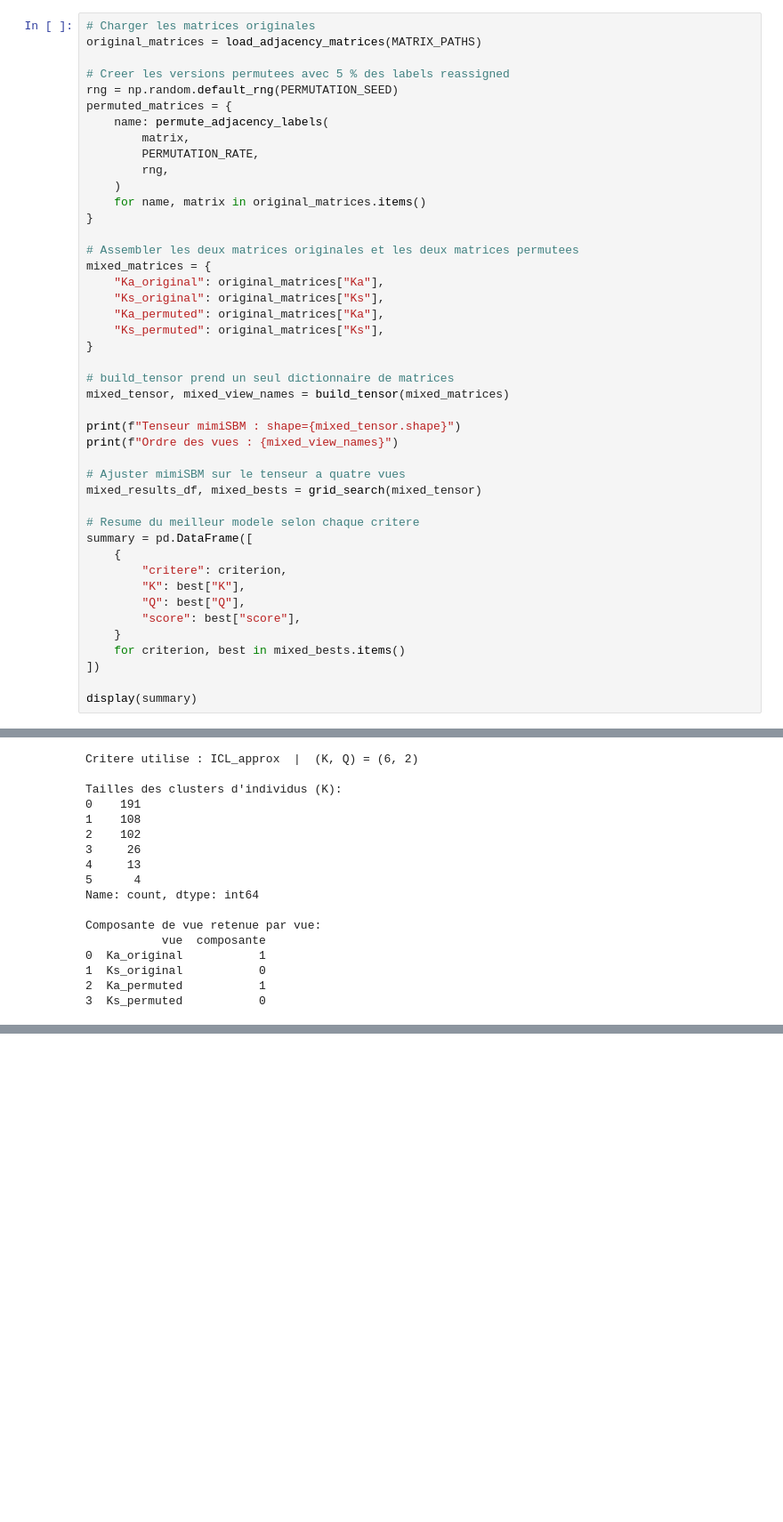
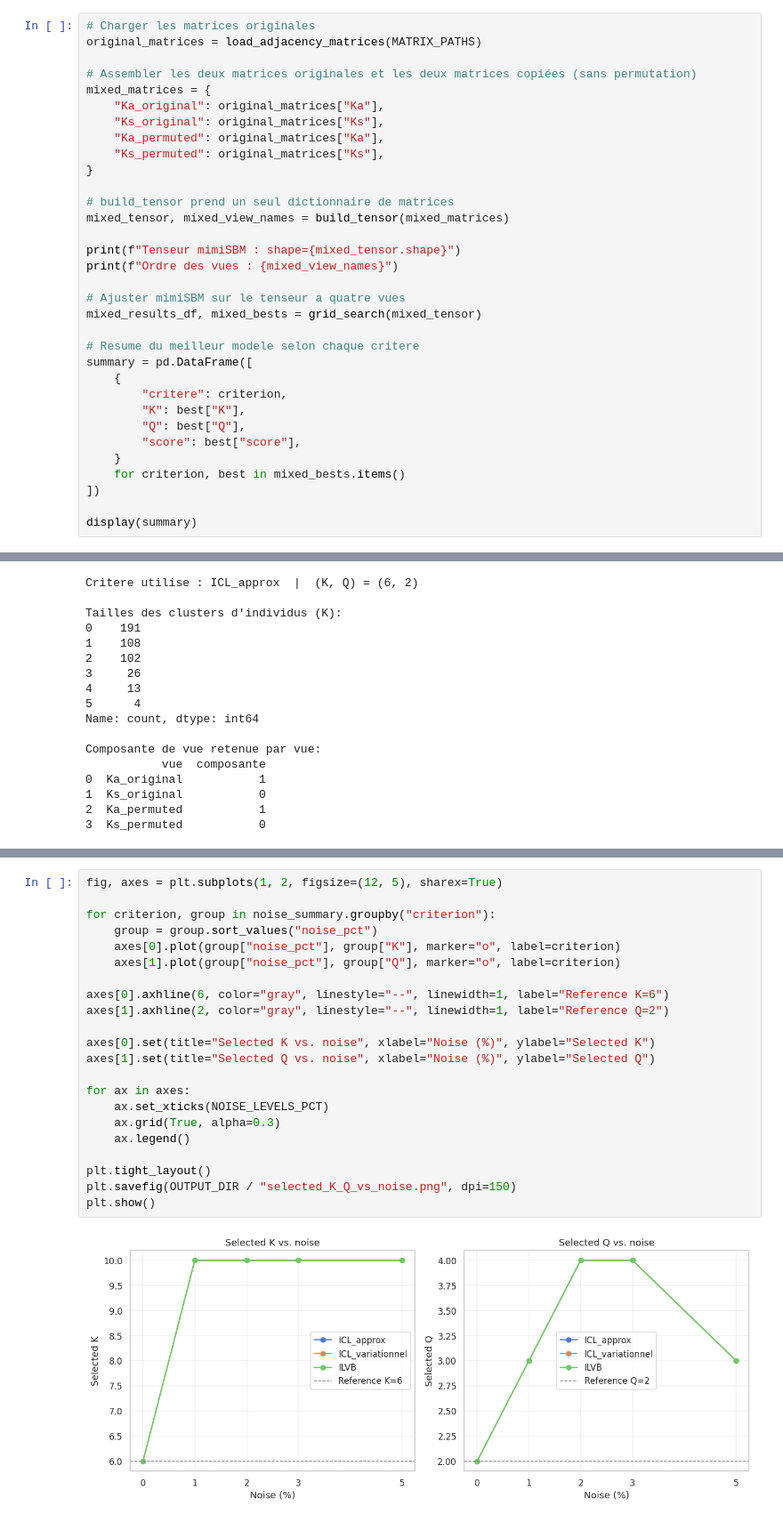
Before and after one commit to ThomasHucorne/mimiSBM, a Jupyter notebook: recouvrement_kaks.ipynb, the cells around one changed output, grey strips where cells are left out. Shown at 89% size. Saved outputs shown, nothing was run; the diff lists cells and outputs as text; blank space fills up the shorter version.

```diff
--- a/recouvrement_kaks.ipynb
+++ b/recouvrement_kaks.ipynb
@@ -693,18 +695,7 @@ plt.show()
 # Charger les matrices originales
 original_matrices = load_adjacency_matrices(MATRIX_PATHS)
 
-# Creer les versions permutees avec 5 % des labels reassigned
-rng = np.random.default_rng(PERMUTATION_SEED)
-permuted_matrices = {
-    name: permute_adjacency_labels(
-        matrix,
-        PERMUTATION_RATE,
-        rng,
-    )
-    for name, matrix in original_matrices.items()
-}
-
-# Assembler les deux matrices originales et les deux matrices permutees
+# Assembler les deux matrices originales et les deux matrices copiées (sans permutation)
 mixed_matrices = {
     "Ka_original": original_matrices["Ka"],
     "Ks_original": original_matrices["Ks"],
@@ -1222,0 +1273,24 @@ Composante de vue retenue par vue:
+# %%
+fig, axes = plt.subplots(1, 2, figsize=(12, 5), sharex=True)
+
+for criterion, group in noise_summary.groupby("criterion"):
+    group = group.sort_values("noise_pct")
+    axes[0].plot(group["noise_pct"], group["K"], marker="o", label=criterion)
+    axes[1].plot(group["noise_pct"], group["Q"], marker="o", label=criterion)
+
+axes[0].axhline(6, color="gray", linestyle="--", linewidth=1, label="Reference K=6")
+axes[1].axhline(2, color="gray", linestyle="--", linewidth=1, label="Reference Q=2")
+
+axes[0].set(title="Selected K vs. noise", xlabel="Noise (%)", ylabel="Selected K")
+axes[1].set(title="Selected Q vs. noise", xlabel="Noise (%)", ylabel="Selected Q")
+
+for ax in axes:
+    ax.set_xticks(NOISE_LEVELS_PCT)
+    ax.grid(True, alpha=0.3)
+    ax.legend()
+
+plt.tight_layout()
+plt.savefig(OUTPUT_DIR / "selected_K_Q_vs_noise.png", dpi=150)
+plt.show()
+# %% [output]
+[figure, added]
```
Also changed, not shown: parts of 6 cells of this notebook, 9 other files.
